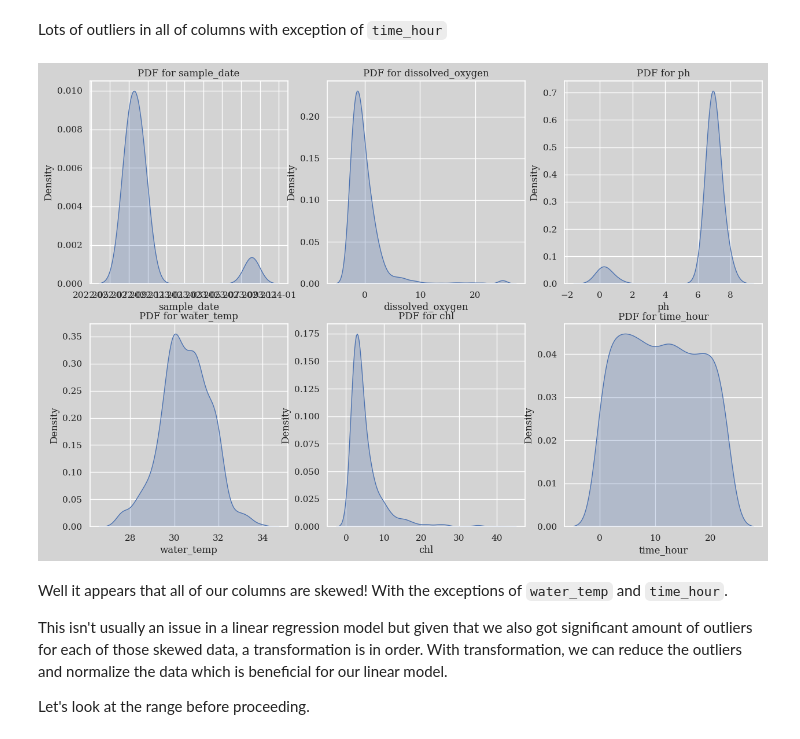
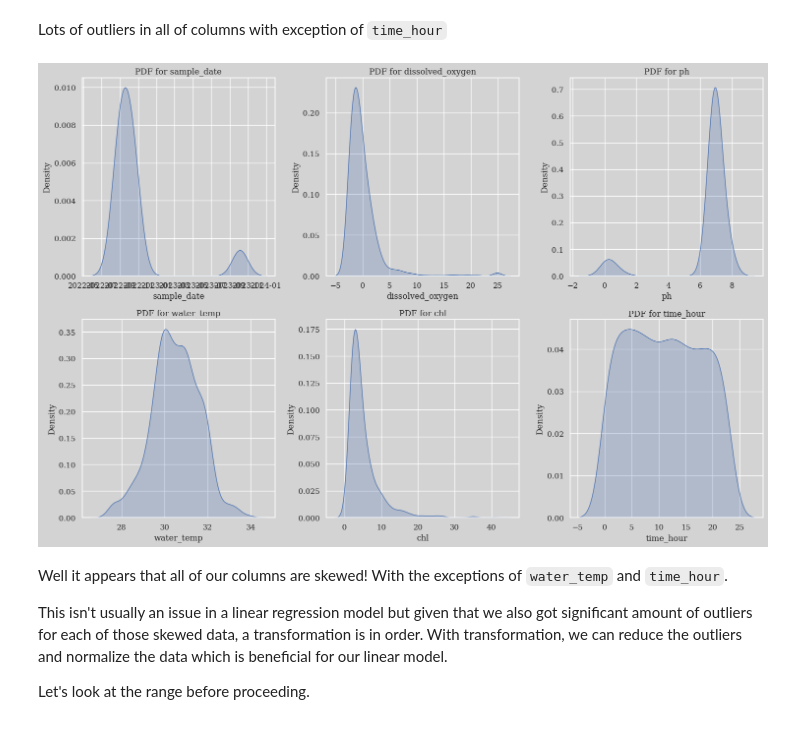
Before and after one commit to RomandRapido/LinMod, a Jupyter notebook: FinalProj/eda.ipynb, the cells around one changed output. Drawn from its saved outputs; the diff is of its cells as text; code cells hidden in the pictures.

```diff
--- a/FinalProj/eda.ipynb
+++ b/FinalProj/eda.ipynb
@@ -174,16 +174,19 @@ Text(0.5, 1.0, 'Distribution of Columns')
 # %% [markdown]
 Lots of outliers in all of columns with exception of `time_hour`
 # %%
+
 fig, ax = plt.subplots(ncols=3, nrows=2, figsize=(15,10))
 
 axes = ax.flatten()
 cols = filtered_df.drop(columns=['sample_date_int']).columns.to_list()
 
 for ind,col in enumerate(cols):
     sns.kdeplot(filtered_df[col], fill=True, ax=axes[ind])
     axes[ind].set_title(f"PDF for {col}")
+
+plt.tight_layout()
 # %% [output]
-[figure, old version]
+[figure, new version]
 # %% [markdown]
 Well it appears that all of our columns are skewed! With the exceptions of `water_temp` and `time_hour`.
 
```
Also changed, not shown: parts of 14 cells of this notebook, 1 other file.
